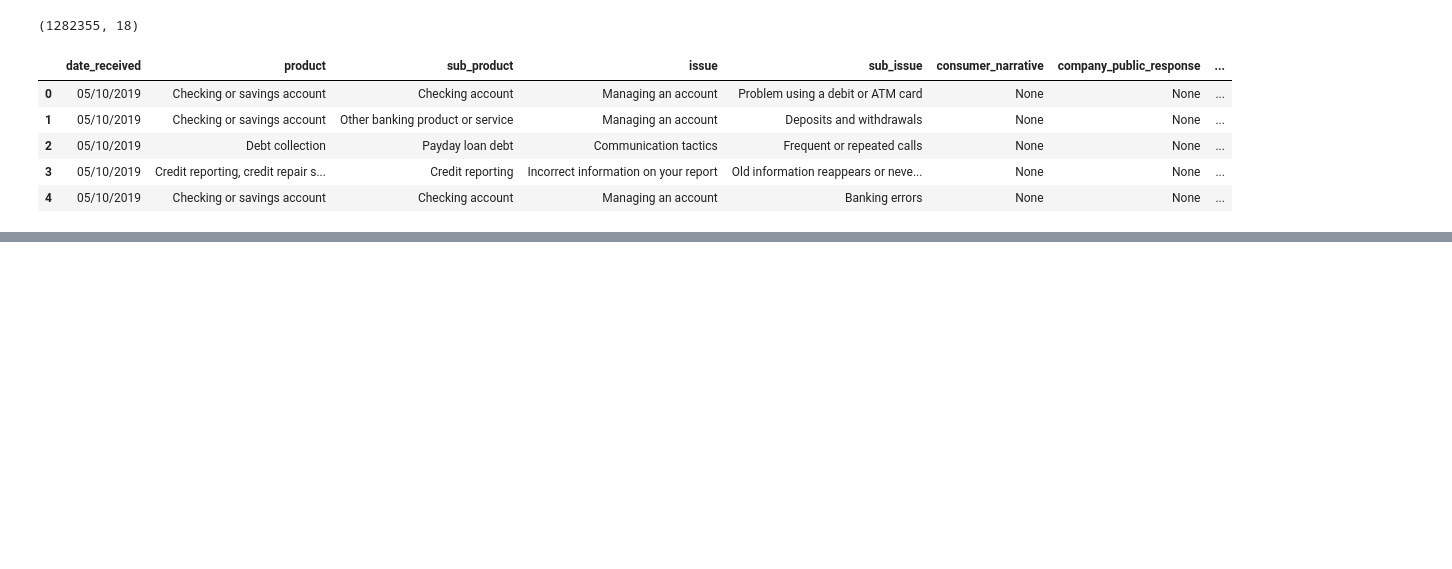
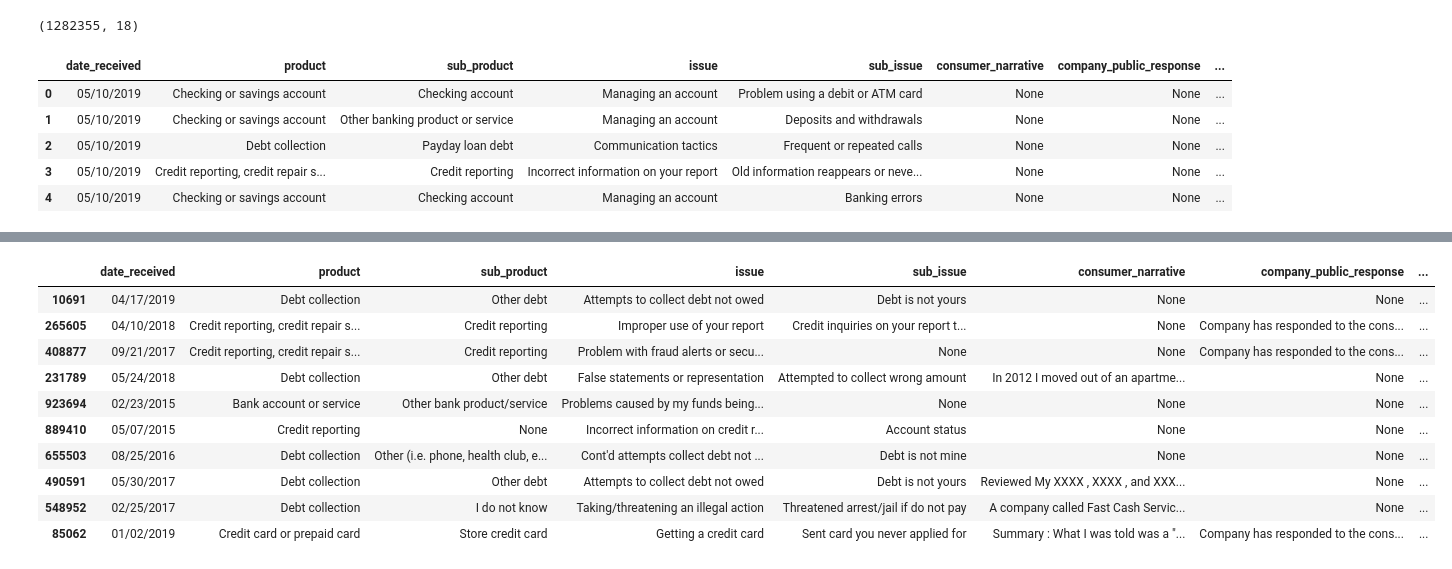
Before and after one commit to jarviscanada/jarvis_data_eng_SamiaCarchaf, a Jupyter notebook: python_data_analytics/sql_complaints.ipynb, the cells around one changed output, grey strips where cells are left out. Saved outputs shown, nothing was run; the diff lists cells and outputs as text; code cells hidden in the pictures; blank space fills up the shorter version.

Commit message:
feat: add SQL complaints notebook

```diff
--- a/python_data_analytics/sql_complaints.ipynb
+++ b/python_data_analytics/sql_complaints.ipynb
@@ -44,0 +64,36 @@ df.head()
+# %%
+# Rename columns on the full dataset
+df.columns = [
+    'date_received',
+    'product',
+    'sub_product',
+    'issue',
+    'sub_issue',
+    'consumer_narrative',
+    'company_public_response',
+    'company',
+    'state',
+    'zip_code',
+    'tags',
+    'consumer_consent',
+    'submitted_via',
+    'date_sent',
+    'company_response',
+    'timely_response',
+    'consumer_disputed',
+    'complaint_id'
+]
+
+df.sample(10)
+# %% [output]
+|  | date_received | product | sub_product | issue | sub_issue | consumer_narrative | company_public_response | ... |
+| 10691 | 04/17/2019 | Debt collection | Other debt | Attempts to collect debt not owed | Debt is not yours | None | None | ... |
+| 265605 | 04/10/2018 | Credit reporting, credit repair s... | Credit reporting | Improper use of your report | Credit inquiries on your report t... | None | Company has responded to the cons... | ... |
+| 408877 | 09/21/2017 | Credit reporting, credit repair s... | Credit reporting | Problem with fraud alerts or secu... | None | None | Company has responded to the cons... | ... |
+| 231789 | 05/24/2018 | Debt collection | Other debt | False statements or representation | Attempted to collect wrong amount | In 2012 I moved out of an apartme... | None | ... |
+| 923694 | 02/23/2015 | Bank account or service | Other bank product/service | Problems caused by my funds being... | None | None | None | ... |
+| 889410 | 05/07/2015 | Credit reporting | None | Incorrect information on credit r... | Account status | None | None | ... |
+| 655503 | 08/25/2016 | Debt collection | Other (i.e. phone, health club, e... | Cont'd attempts collect debt not ... | Debt is not mine | None | None | ... |
+| 490591 | 05/30/2017 | Debt collection | Other debt | Attempts to collect debt not owed | Debt is not yours | Reviewed My XXXX , XXXX , and XXX... | None | ... |
+| 548952 | 02/25/2017 | Debt collection | I do not know | Taking/threatening an illegal action | Threatened arrest/jail if do not pay | A company called Fast Cash Servic... | None | ... |
+| 85062 | 01/02/2019 | Credit card or prepaid card | Store credit card | Getting a credit card | Sent card you never applied for | Summary : What I was told was a "... | Company has responded to the cons... | ... |
```
Also changed, not shown: parts of 31 cells of this notebook.
